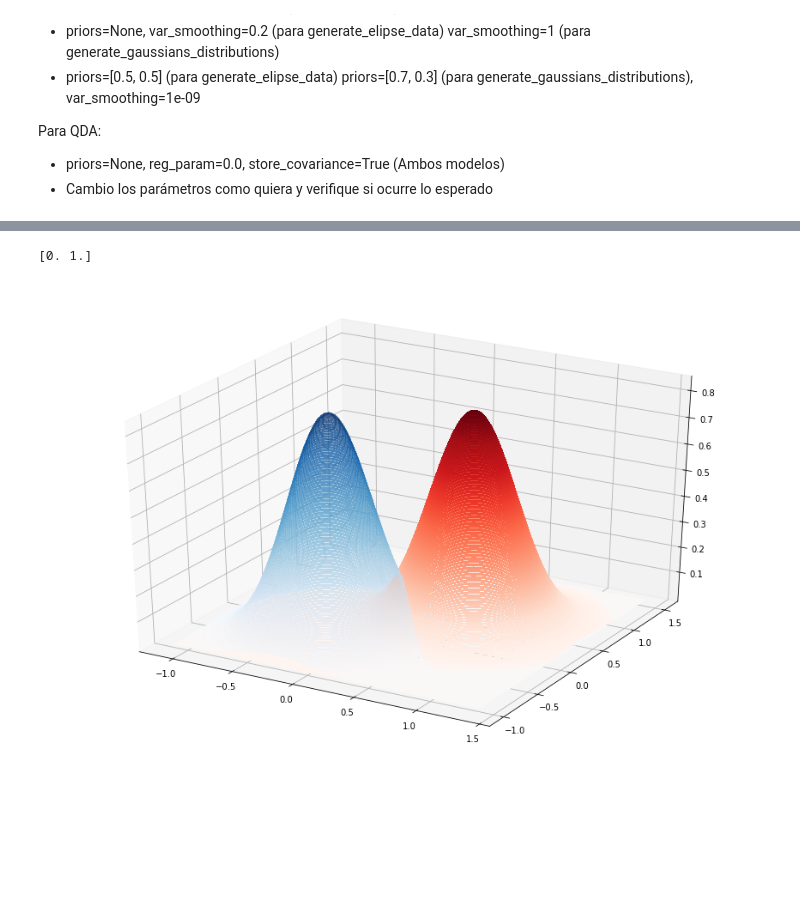
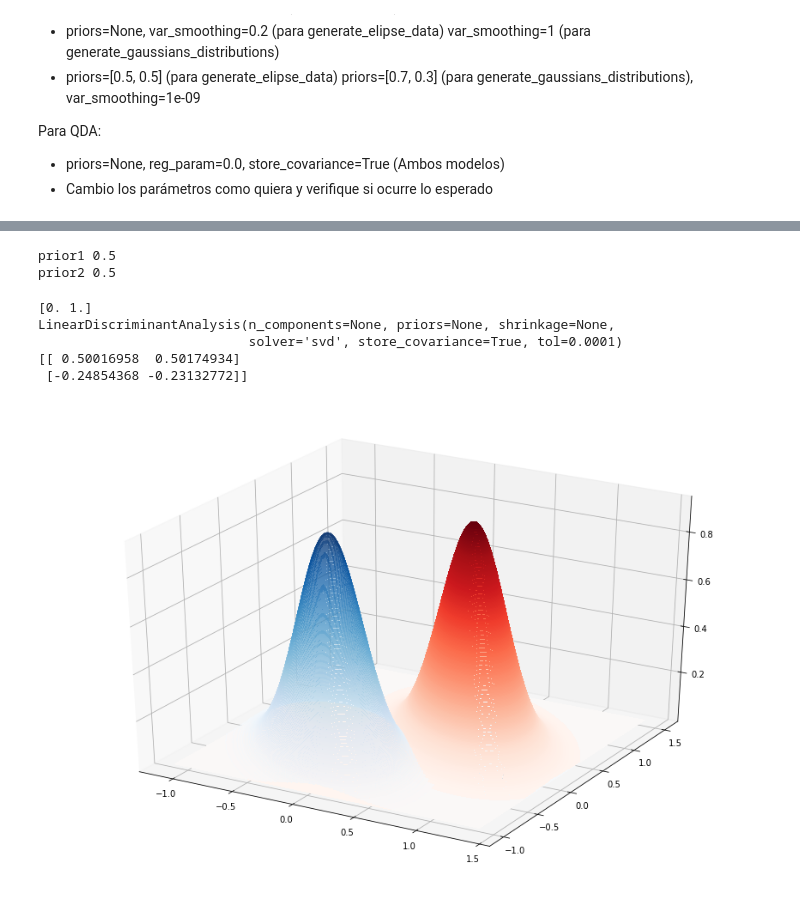
Before and after one commit to gdejesus/Laboratorio-NB-RL, a Jupyter notebook: 1-Lab01-Naive_Bayes.ipynb, the cells around one changed output, grey strips where cells are left out. Drawn from its saved outputs; the diff is of its cells as text; code cells hidden in the pictures; blank space fills up the shorter version.

```diff
--- a/1-Lab01-Naive_Bayes.ipynb
+++ b/1-Lab01-Naive_Bayes.ipynb
@@ -62,8 +65,16 @@ Para QDA:
 - priors=None, reg_param=0.0, store_covariance=True (Ambos modelos)
 - Cambio los parámetros como quiera y verifique si ocurre lo esperado
 # %%
-model = GaussianNB(priors=None, var_smoothing=1e-09)
-# model = QuadraticDiscriminantAnalysis(priors=None, reg_param=0.0, store_covariance=True)
+#model = GaussianNB(priors=None, var_smoothing=1e-09)
+#Ej 5
+#model = GaussianNB(priors=None, var_smoothing=1)
+
+#Ej 9
+#model = GaussianNB(priors=None, var_smoothing=0.2)
+
+model = QuadraticDiscriminantAnalysis(priors=None, reg_param=0.0, store_covariance=True)
+
+model = lda(n_components=None, priors=None, store_covariance=True)
 # %%
 # Entrenamiento del modelo
 model.fit(X,y)
@@ -75,18 +89,39 @@ if type(model)==GaussianNB:
     prior1, prior2 = model.class_prior_
     sigma1, sigma2 = model.sigma_
     mu1, mu2 = model.theta_
-# %% [output]
-[0. 1.]
+# %%
+print("prior1",prior1)
+print("prior2",prior2)
+model.class_prior_ = [0.5,0.5]
+# %% [output]
+prior1 0.5
+prior2 0.5
 # %%
 if type(model)==QuadraticDiscriminantAnalysis:
     print(model.classes_)
     prior1, prior2 =  model.priors_
     mu1, mu2 = model.means_
     sigma1, sigma2 = model.covariance_
+# %%
+if type(model)==lda:
+    print(model.classes_)
+    print(model)
+    print(model.means_)
+    prior1, prior2 =  model.priors_
+    mu1, mu2 = model.means_
+    sigma = model. covariance_
+    #sigma1, sigma2 = model. covariance_, model.covariance_
+# %% [output]
+[0. 1.]
+LinearDiscriminantAnalysis(n_components=None, priors=None, shrinkage=None,
+                           solver='svd', store_covariance=True, tol=0.0001)
+[[ 0.50016958  0.50174934]
+ [-0.24854368 -0.23132772]]
 # %%
-plot_gaussians(X, mu1, sigma1, mu2, sigma2, prior1, prior2)
+#plot_gaussians(X, mu1, sigma1, mu2, sigma2, prior1, prior2)
+plot_gaussians(X,mu1,sigma,mu2,sigma,prior1,prior2)
 # %% [output]
-[figure, old version]
+[figure, new version]
 # %%
 score = model.score(X,y)
 plt.figure(figsize=(11,8))
```
Also changed, not shown: parts of 10 cells of this notebook.
